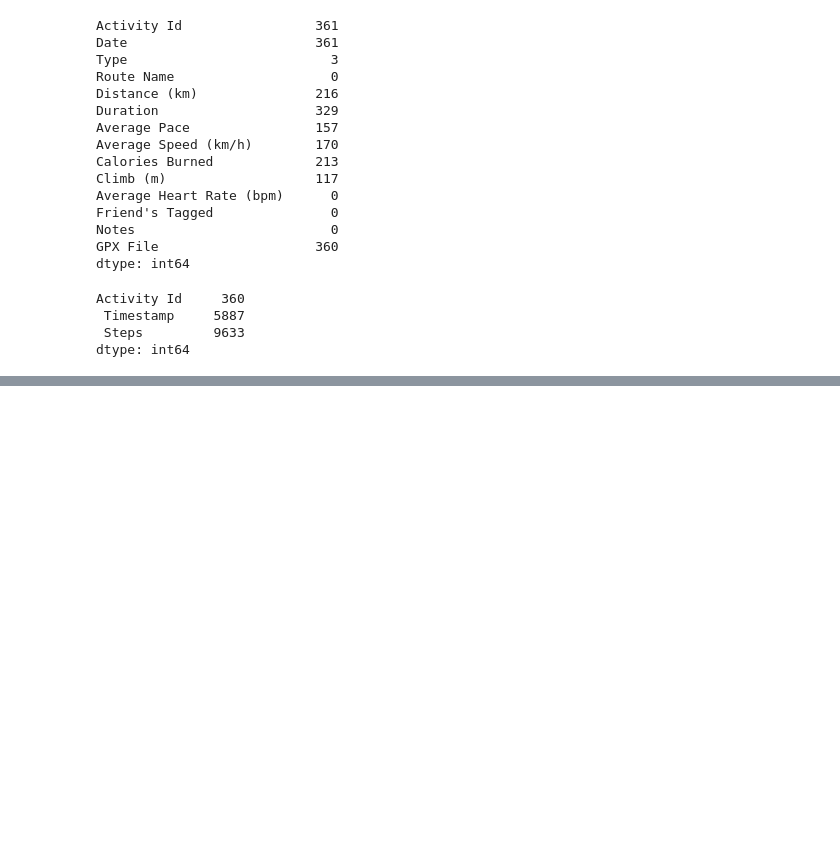
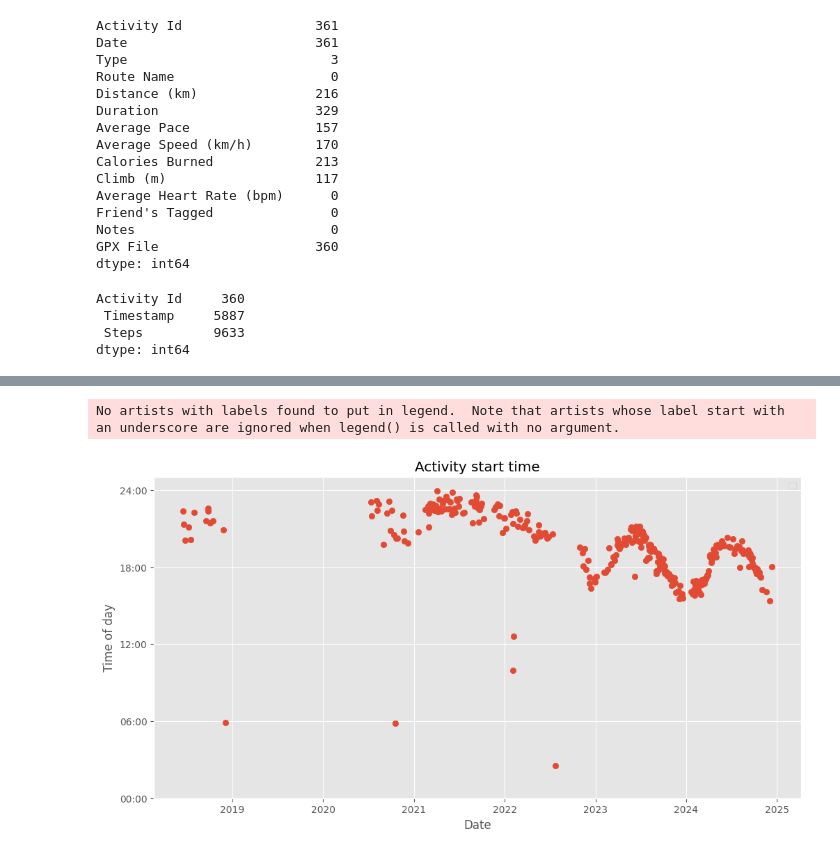
Before and after one commit to surajkarak/runkeeper_data_analysis, a Jupyter notebook: runkeeper_data.ipynb, the cells around one changed output, grey strips where cells are left out. Saved outputs shown, nothing was run; the diff lists cells and outputs as text; code cells hidden in the pictures; blank space fills up the shorter version.

Commit message:
activity start time

```diff
--- a/runkeeper_data.ipynb
+++ b/runkeeper_data.ipynb
@@ -60,0 +82,18 @@ dtype: int64
+# %%
+cardio['Time'] = cardio.index.time
+cardio['Time_seconds'] = cardio['Time'].apply(lambda x: x.hour * 3600 + x.minute * 60 + x.second)
+# %%
+
+plt.figure(figsize=(12, 6))
+plt.scatter(cardio.index, cardio['Time_seconds'])
+plt.yticks(range(0, 25 * 3600, 6 * 3600), [f"{i:02}:00" for i in range(0, 25, 6)])
+
+plt.xlabel("Date")
+plt.ylabel("Time of day")
+plt.title("Activity start time")
+plt.legend()
+plt.grid(True)
+plt.show()
+# %% [output]
+No artists with labels found to put in legend.  Note that artists whose label start with an underscore are ignored when legend() is called with no argument.
+[figure, added]
```
Also changed, not shown: parts of 3 cells of this notebook.
